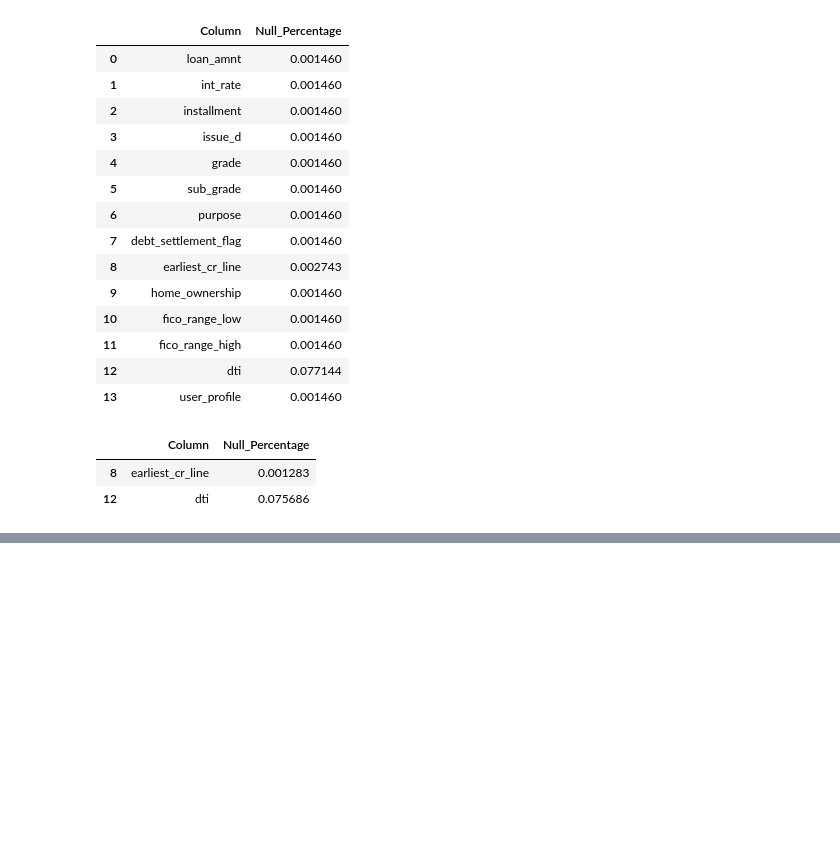
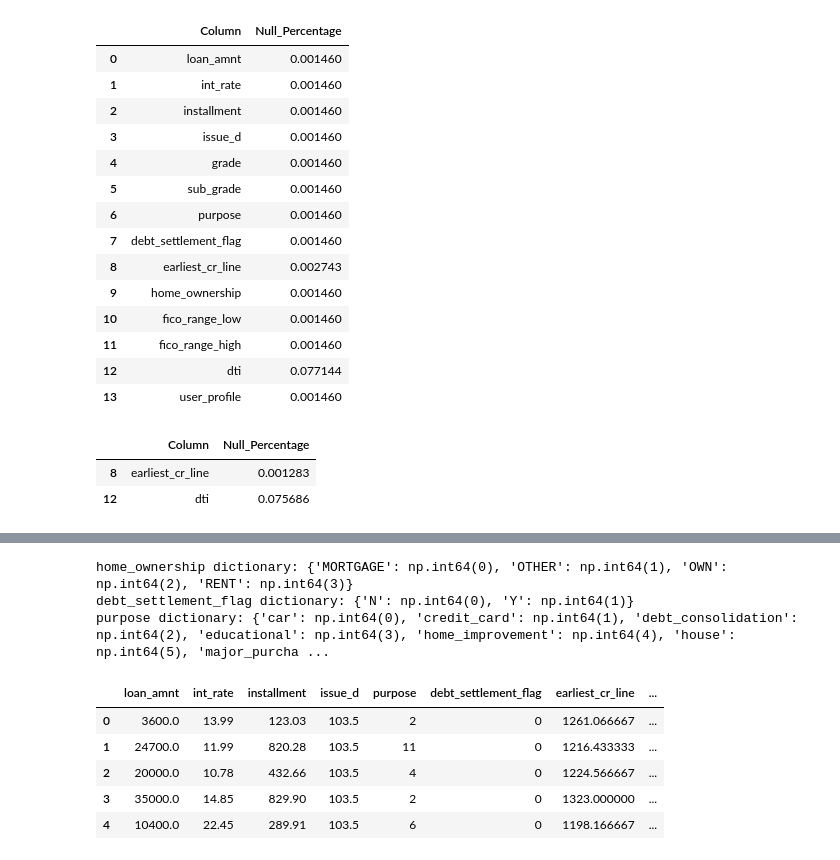
Before and after one commit to Kritika-19/loan-lending, a Jupyter notebook: notebooks/feature_engg.ipynb, the cells around one changed output, grey strips where cells are left out. Saved outputs shown, nothing was run; the diff lists cells and outputs as text; code cells hidden in the pictures; blank space fills up the shorter version.

```diff
--- a/notebooks/feature_engg.ipynb
+++ b/notebooks/feature_engg.ipynb
@@ -103,0 +192,24 @@ For example, when doing 'df[col].method(value, inplace=True)', try using 'df.met
+# %%
+# Label encoding categorical columns into
+df_label_enc = df_selected.copy()
+
+encoder = LabelEncoder()
+cat_cols = ['home_ownership', 'debt_settlement_flag', 'purpose']
+for col in cat_cols:
+    df_label_enc[col] = encoder.fit_transform(df_label_enc[col])
+    print(col+" dictionary: {}".format(dict(zip(encoder.classes_, encoder.transform(encoder.classes_)))))
+    # Store the dictionary for later use
+    with open('../data/artefacts/'+col+'_dictionary.json', 'w') as f:
+        json.dump(dict(zip(encoder.classes_, [int(ix) for ix in encoder.transform(encoder.classes_)])), f)
+
+df_label_enc.head()
+# %% [output]
+home_ownership dictionary: {'MORTGAGE': np.int64(0), 'OTHER': np.int64(1), 'OWN': np.int64(2), 'RENT': np.int64(3)}
+debt_settlement_flag dictionary: {'N': np.int64(0), 'Y': np.int64(1)}
+purpose dictionary: {'car': np.int64(0), 'credit_card': np.int64(1), 'debt_consolidation': np.int64(2), 'educational': np.int64(3), 'home_improvement': np.int64(4), 'house': np.int64(5), 'major_purcha ...
+|  | loan_amnt | int_rate | installment | issue_d | purpose | debt_settlement_flag | earliest_cr_line | ... |
+| 0 | 3600.0 | 13.99 | 123.03 | 103.5 | 2 | 0 | 1261.066667 | ... |
+| 1 | 24700.0 | 11.99 | 820.28 | 103.5 | 11 | 0 | 1216.433333 | ... |
+| 2 | 20000.0 | 10.78 | 432.66 | 103.5 | 4 | 0 | 1224.566667 | ... |
+| 3 | 35000.0 | 14.85 | 829.90 | 103.5 | 2 | 0 | 1323.000000 | ... |
+| 4 | 10400.0 | 22.45 | 289.91 | 103.5 | 6 | 0 | 1198.166667 | ... |
```
Also changed, not shown: parts of 15 cells of this notebook, 1 other file.
